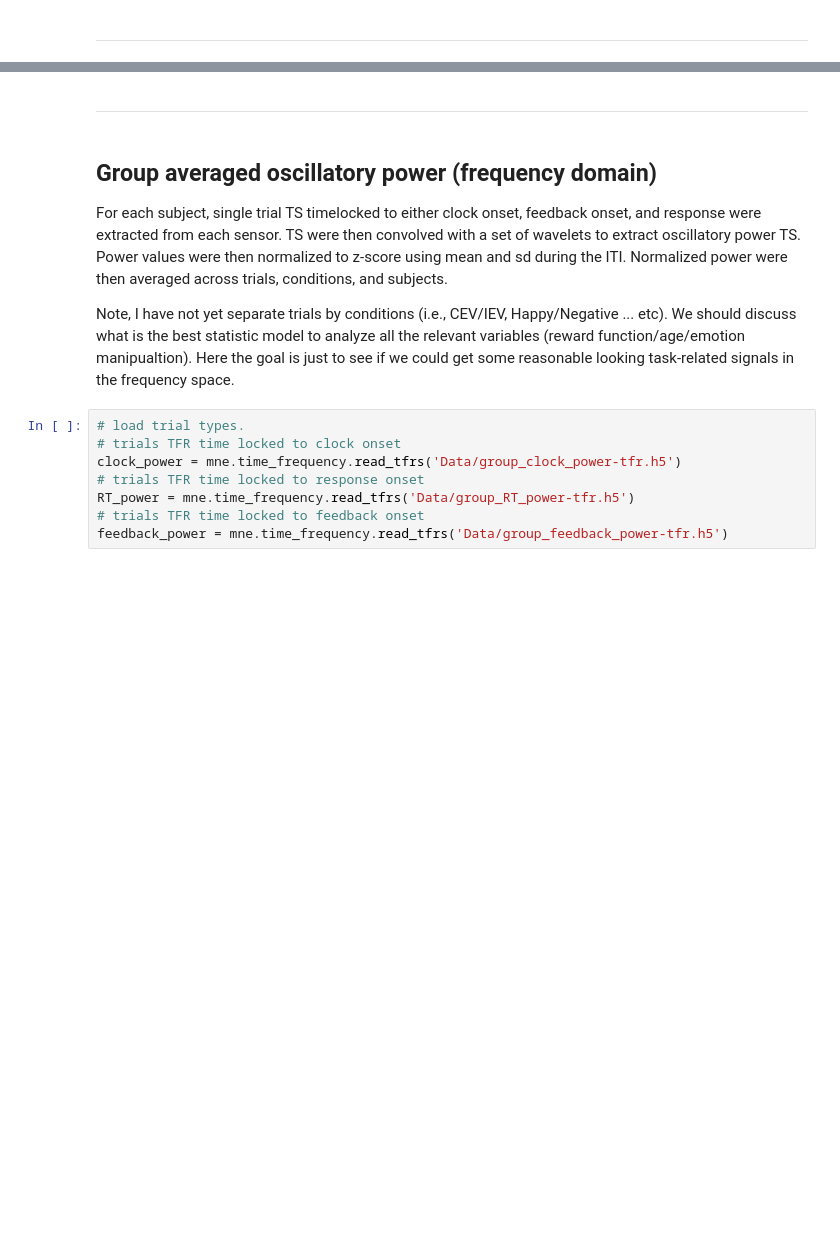
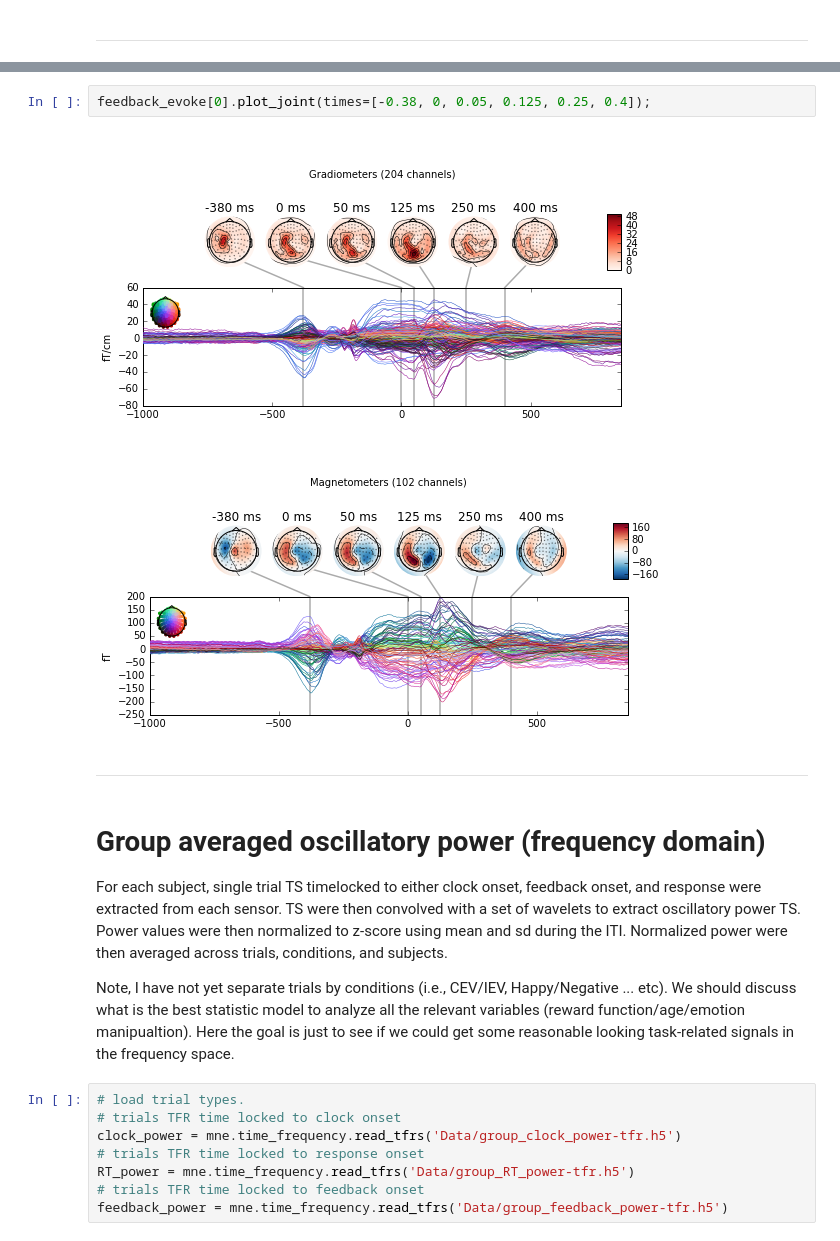
Before and after one commit to kaihwang/Clock, a Jupyter notebook: Plots.ipynb, the cells around one changed output, grey strips where cells are left out. Drawn from its saved outputs; the diff is of its cells as text; blank space fills up the shorter version.

```diff
--- a/Plots.ipynb
+++ b/Plots.ipynb
@@ -80,3 +141,8 @@ evoked_clock.plot();
+# %%
+feedback_evoke[0].plot_joint(times=[-0.38, 0, 0.05, 0.125, 0.25, 0.4]);
+# %% [output]
+[figure, added]
+[figure, added]
 # %% [markdown]
 ---
 # %% [markdown]
@@ -85,7 +151,7 @@ evoked_clock.plot();
 
 
 
-## Group averaged oscillatory power (frequency domain)
+# Group averaged oscillatory power (frequency domain)
 
 For each subject, single trial TS timelocked to either clock onset, feedback onset, and response were extracted from each sensor. TS were then convolved with a set of wavelets to extract oscillatory power TS. Power values were then normalized to z-score using mean and sd during the ITI. Normalized power were then averaged across trials, conditions, and subjects.
 
```
Also changed, not shown: parts of 14 cells of this notebook, 1 other file.
